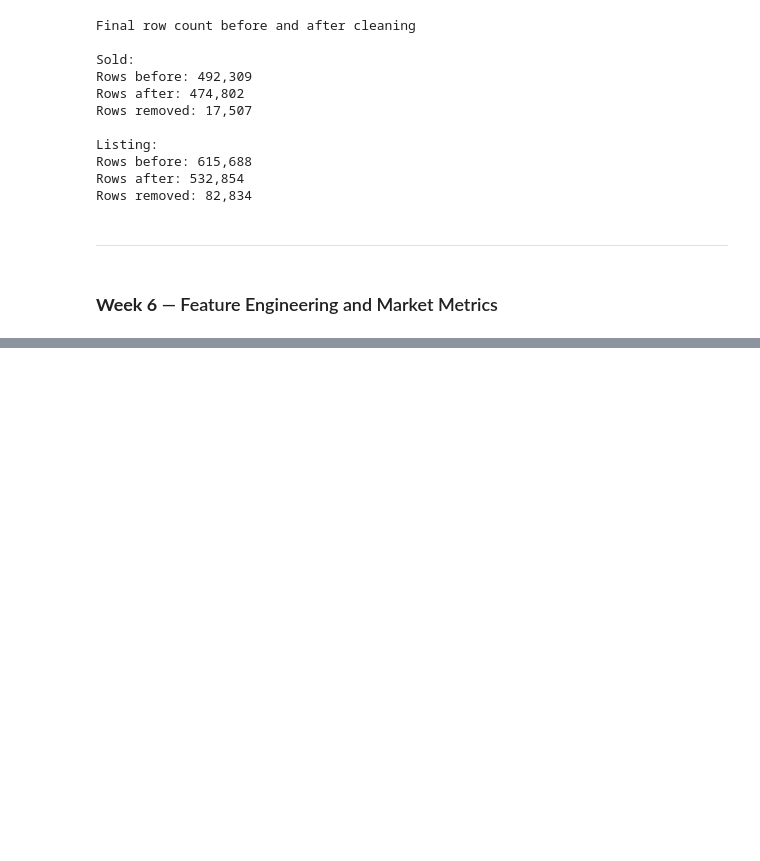
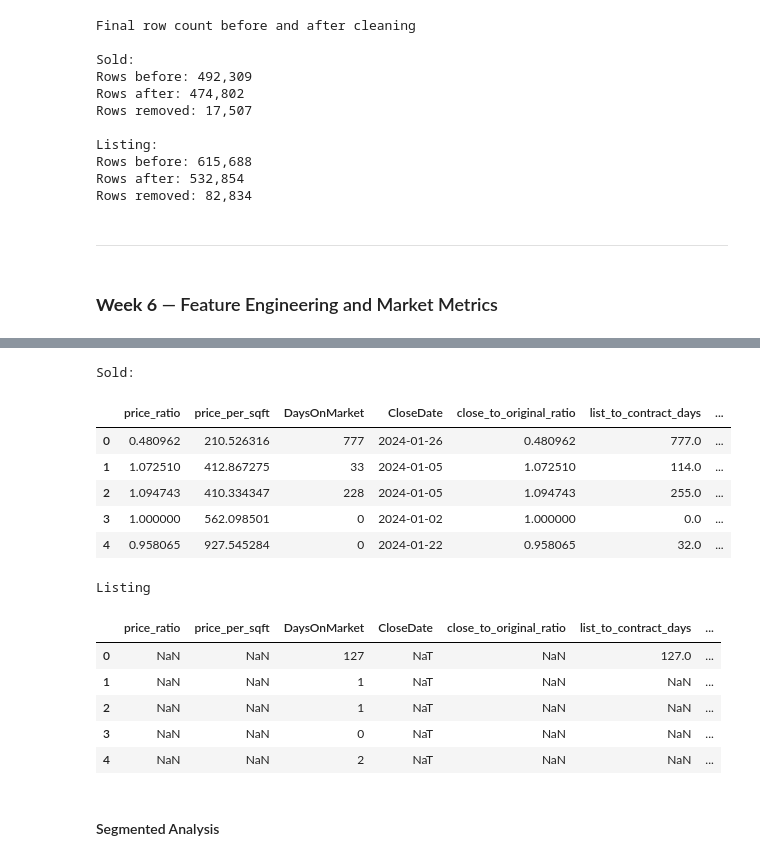
Before and after one commit to yuliLinn/IDX_YuLi, a Jupyter notebook: MLS_project_yuliLinn.ipynb, the cells around one changed output, grey strips where cells are left out. Drawn from its saved outputs; the diff is of its cells as text; code cells hidden in the pictures; blank space fills up the shorter version.

Commit message:
feature engineering and market metrics

```diff
--- a/MLS_project_yuliLinn.ipynb
+++ b/MLS_project_yuliLinn.ipynb
@@ -858,0 +861,13 @@ list_clean.to_csv("w4_listing_clean.csv", index=False)
+# %%
+df_sold = pd.read_csv("w4_sold_clean.csv", low_memory=False)
+df_listing = pd.read_csv("w4_listing_clean.csv", low_memory=False)
+# %%
+date_columns = ["CloseDate", "PurchaseContractDate", "ListingContractDate", "ContractStatusChangeDate"]
+
+#Convert date fields to datetime format
+df_sold[date_columns] = sold_with_rates[date_columns].apply(pd.to_datetime)
+df_listing[date_columns] = listing_with_rates[date_columns].apply(pd.to_datetime)
+
+print(f"Sold:\n{df_sold[date_columns].dtypes}")
+print()
+print(f"Listing:\n{df_listing.dtypes[date_columns]}")
@@ -858,0 +906,34 @@ list_clean.to_csv("w4_listing_clean.csv", index=False)
+# %%
+#Display sample of key metrics
+key_metrics = ["price_ratio", "price_per_sqft", "DaysOnMarket", "CloseDate", "close_to_original_ratio", "list_to_contract_days", "contract_to_close_days"]
+
+#Import to display key metrics as dataframe
+from IPython.display import display
+
+#Sold sample output table
+sold_key_metrics = df_sold[key_metrics]
+print("Sold:")
+display(sold_key_metrics.head())
+print()
+
+#Listing sample output table
+listing_key_metrics = df_listing[key_metrics]
+print("Listing")
+display(listing_key_metrics.head())
+# %% [output]
+Sold:
+|  | price_ratio | price_per_sqft | DaysOnMarket | CloseDate | close_to_original_ratio | list_to_contract_days | ... |
+| 0 | 0.480962 | 210.526316 | 777 | 2024-01-26 | 0.480962 | 777.0 | ... |
+| 1 | 1.072510 | 412.867275 | 33 | 2024-01-05 | 1.072510 | 114.0 | ... |
+| 2 | 1.094743 | 410.334347 | 228 | 2024-01-05 | 1.094743 | 255.0 | ... |
+| 3 | 1.000000 | 562.098501 | 0 | 2024-01-02 | 1.000000 | 0.0 | ... |
+| 4 | 0.958065 | 927.545284 | 0 | 2024-01-22 | 0.958065 | 32.0 | ... |
+Listing
+|  | price_ratio | price_per_sqft | DaysOnMarket | CloseDate | close_to_original_ratio | list_to_contract_days | ... |
+| 0 | NaN | NaN | 127 | NaT | NaN | 127.0 | ... |
+| 1 | NaN | NaN | 1 | NaT | NaN | NaN | ... |
+| 2 | NaN | NaN | 1 | NaT | NaN | NaN | ... |
+| 3 | NaN | NaN | 0 | NaT | NaN | NaN | ... |
+| 4 | NaN | NaN | 2 | NaT | NaN | NaN | ... |
+# %% [markdown]
+#### Segmented Analysis
```
Also changed, not shown: parts of 10 cells of this notebook, 1 other file.
